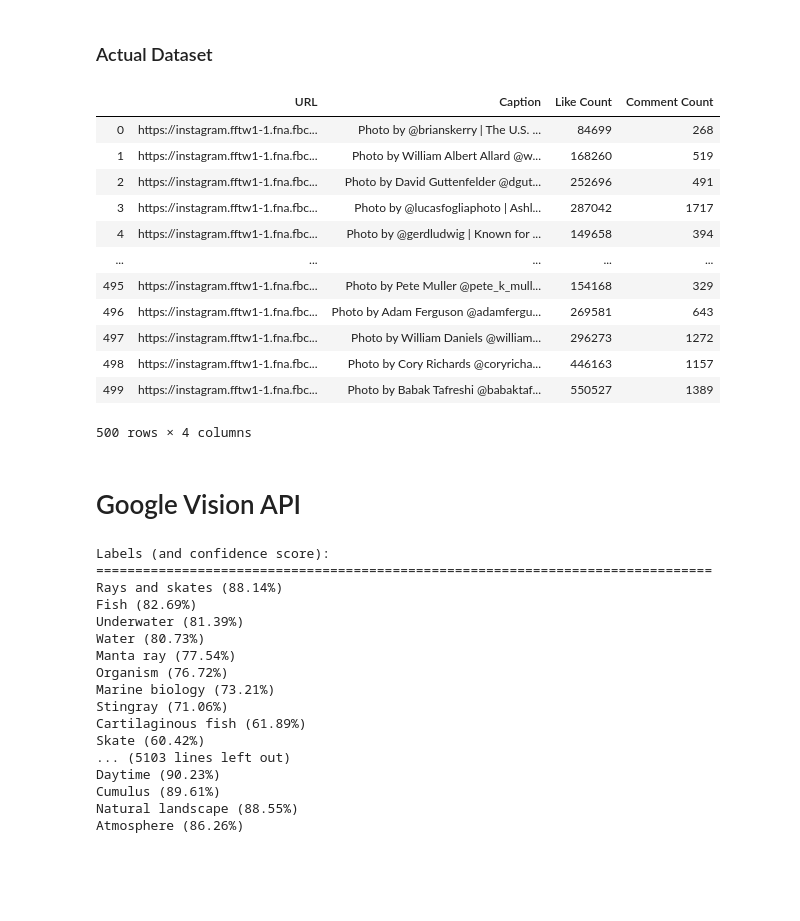
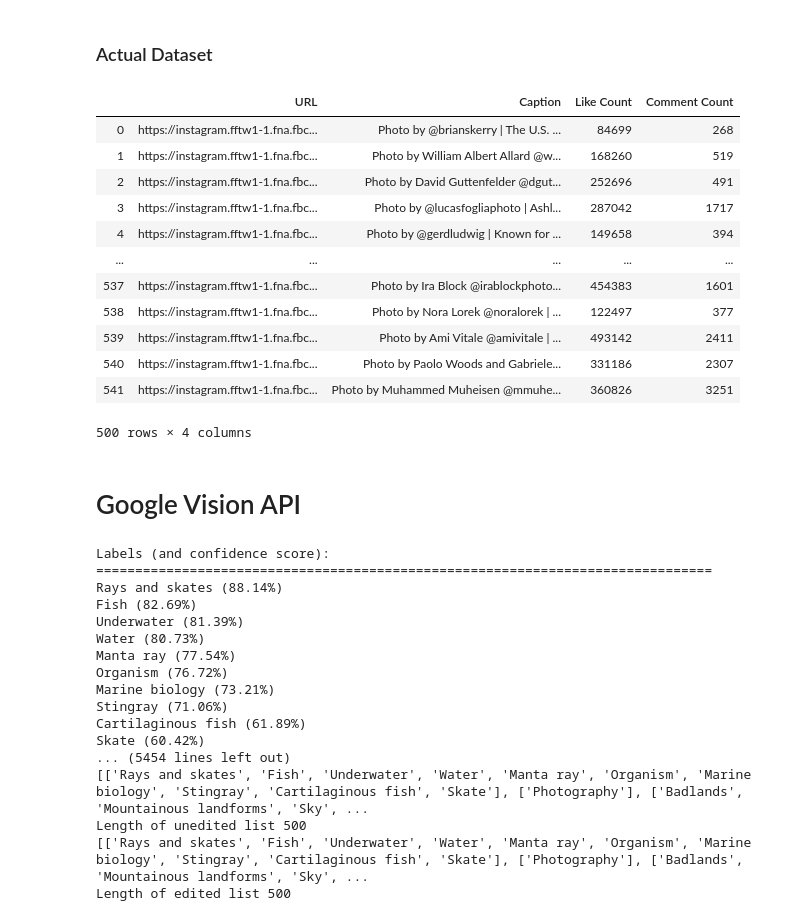
Before and after one commit to prajvalgupta/ugca-fall, a Jupyter notebook: Assignment 4/UGCA-Assignment-4-Final.ipynb, the cells around one changed output. Saved outputs shown, nothing was run; the diff lists cells and outputs as text; code cells hidden in the pictures; blank space fills up the shorter version.

```diff
--- a/Assignment 4/UGCA-Assignment-4-Final.ipynb
+++ b/Assignment 4/UGCA-Assignment-4-Final.ipynb
@@ -117,5 +117,4 @@ result4
 # %% [markdown]
 ### Importing data from csv to Dataframe
 # %%
-df = pd.read_csv(r'C:\Users\david\Pictures\UGCA\Final\Instagram_dataframe.csv')
-df
+full = pd.read_csv(r'C:\Users\david\Pictures\UGCA\Final\Instagram_dataframe.csv')
@@ -164,19 +141,20 @@ test
 # %% [markdown]
 ### Actual Dataset
-# %%
-api_df = full.loc[0:499,:]
-api_df
-# %% [output]
-|  | URL | Caption | Like Count | Comment Count |
-| 0 | https://instagram.fftw1-1.fna.fbc... | Photo by @brianskerry | The U.S. ... | 84699 | 268 |
-| 1 | https://instagram.fftw1-1.fna.fbc... | Photo by William Albert Allard @w... | 168260 | 519 |
-| 2 | https://instagram.fftw1-1.fna.fbc... | Photo by David Guttenfelder @dgut... | 252696 | 491 |
-| 3 | https://instagram.fftw1-1.fna.fbc... | Photo by @lucasfogliaphoto | Ashl... | 287042 | 1717 |
-| 4 | https://instagram.fftw1-1.fna.fbc... | Photo by @gerdludwig | Known for ... | 149658 | 394 |
-| ... | ... | ... | ... | ... |
-| 495 | https://instagram.fftw1-1.fna.fbc... | Photo by Pete Muller @pete_k_mull... | 154168 | 329 |
-| 496 | https://instagram.fftw1-1.fna.fbc... | Photo by Adam Ferguson @adamfergu... | 269581 | 643 |
-| 497 | https://instagram.fftw1-1.fna.fbc... | Photo by William Daniels @william... | 296273 | 1272 |
-| 498 | https://instagram.fftw1-1.fna.fbc... | Photo by Cory Richards @coryricha... | 446163 | 1157 |
-| 499 | https://instagram.fftw1-1.fna.fbc... | Photo by Babak Tafreshi @babaktaf... | 550527 | 1389 |
-500 rows × 4 columns
+# %%
+api_df = full.loc[0:538,:]
+api_df = pd.concat([full.loc[0:6,:],full.loc[12:186,:],full.loc[193:250,:],full.loc[254:290,:],full.loc[295:466,:],full.loc[491:541,:]])
+api_df
+# %% [output]
+|  | URL | Caption | Like Count | Comment Count |
+| 0 | https://instagram.fftw1-1.fna.fbc... | Photo by @brianskerry | The U.S. ... | 84699 | 268 |
+| 1 | https://instagram.fftw1-1.fna.fbc... | Photo by William Albert Allard @w... | 168260 | 519 |
+| 2 | https://instagram.fftw1-1.fna.fbc... | Photo by David Guttenfelder @dgut... | 252696 | 491 |
+| 3 | https://instagram.fftw1-1.fna.fbc... | Photo by @lucasfogliaphoto | Ashl... | 287042 | 1717 |
+| 4 | https://instagram.fftw1-1.fna.fbc... | Photo by @gerdludwig | Known for ... | 149658 | 394 |
+| ... | ... | ... | ... | ... |
+| 537 | https://instagram.fftw1-1.fna.fbc... | Photo by Ira Block @irablockphoto... | 454383 | 1601 |
+| 538 | https://instagram.fftw1-1.fna.fbc... | Photo by Nora Lorek @noralorek | ... | 122497 | 377 |
+| 539 | https://instagram.fftw1-1.fna.fbc... | Photo by Ami Vitale @amivitale | ... | 493142 | 2411 |
+| 540 | https://instagram.fftw1-1.fna.fbc... | Photo by Paolo Woods and Gabriele... | 331186 | 2307 |
+| 541 | https://instagram.fftw1-1.fna.fbc... | Photo by Muhammed Muheisen @mmuhe... | 360826 | 3251 |
+500 rows × 4 columns
@@ -187,11 +167,11 @@ list_of_urls = api_df["URL"].tolist() #change test to api_df when ready
 # %%
 from google.cloud import vision
 import os
+
 os.environ["GOOGLE_APPLICATION_CREDENTIALS"] = "keyFile.json"
+image_urls = list_of_urls
+ls_of_label_for_url = []
 
-image_urls = list_of_urls
-
-ls_of_label_for_url = []
 for url in image_urls:
     image_uri = url
     label_list = []
@@ -199,18 +179,17 @@ for url in image_urls:
     image = vision.types.Image()
     image.source.image_uri = image_uri
     response = client.label_detection(image=image)
-    time.sleep(1)
     print('Labels (and confidence score):')
     print('=' * 79)
 
     for label in response.label_annotations:
         label_list.append(label.description)
         print(f'{label.description} ({label.score*100.:.2f}%)')
-#         time.sleep(1)
     ls_of_label_for_url.append(label_list)
 
 print(ls_of_label_for_url)
 print('Length of unedited list',len(ls_of_label_for_url))
+
 ls_of_label_for_url = list(filter(None, ls_of_label_for_url))
 print(ls_of_label_for_url)
 print('Length of edited list', len(ls_of_label_for_url))
@@ -227,8 +206,8 @@ Marine biology (73.21%)
 Stingray (71.06%)
 Cartilaginous fish (61.89%)
 Skate (60.42%)
-... (5103 lines left out)
-Daytime (90.23%)
-Cumulus (89.61%)
-Natural landscape (88.55%)
-Atmosphere (86.26%)
+... (5454 lines left out)
+[['Rays and skates', 'Fish', 'Underwater', 'Water', 'Manta ray', 'Organism', 'Marine biology', 'Stingray', 'Cartilaginous fish', 'Skate'], ['Photography'], ['Badlands', 'Mountainous landforms', 'Sky', ...
+Length of unedited list 500
+[['Rays and skates', 'Fish', 'Underwater', 'Water', 'Manta ray', 'Organism', 'Marine biology', 'Stingray', 'Cartilaginous fish', 'Skate'], ['Photography'], ['Badlands', 'Mountainous landforms', 'Sky', ...
+Length of edited list 500
```
Also changed, not shown: parts of 7 cells of this notebook, 1 other file.
